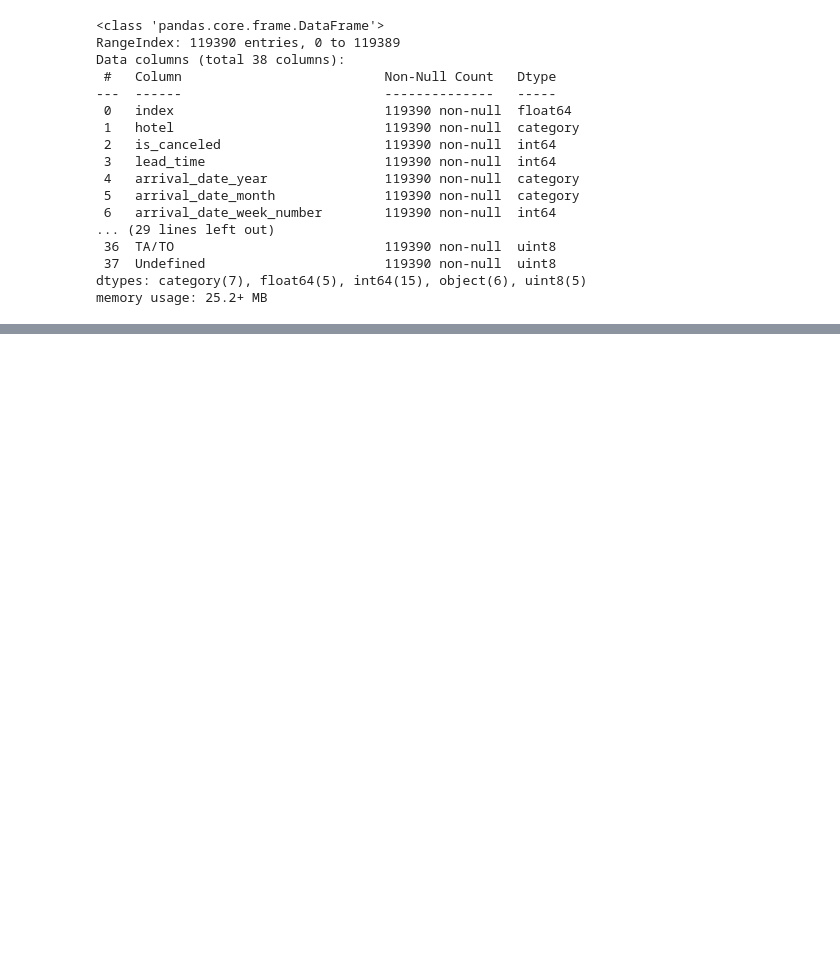
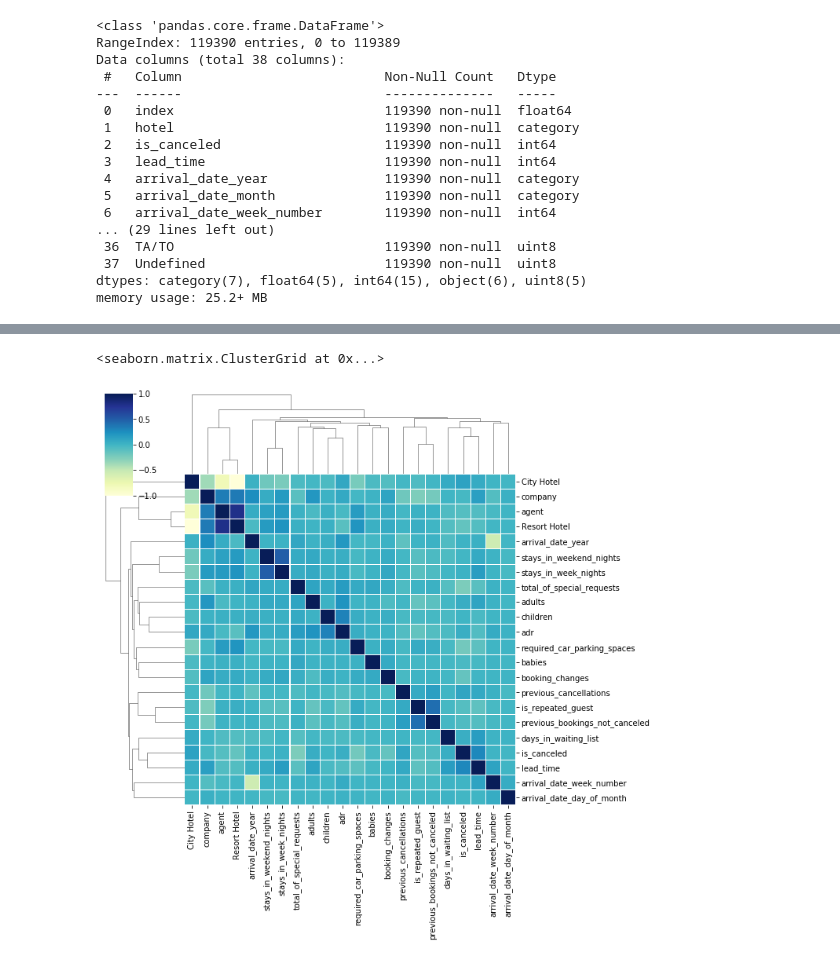
Before and after one commit to sam-wright-1/Data_Projects, a Jupyter notebook: Data Preperation.ipynb, the cells around one changed output, grey strips where cells are left out. Saved outputs shown, nothing was run; the diff lists cells and outputs as text; code cells hidden in the pictures; blank space fills up the shorter version.

```diff
--- a/Data Preperation.ipynb
+++ b/Data Preperation.ipynb
@@ -305,0 +381,10 @@ hotel_bookings['country'] = hotel_bookings['country'].fillna('AGO') # Most Recur
+# %%
+cg = sns.clustermap(corrplot, cmap ="YlGnBu", linewidths = 0.1);
+plt.setp(cg.ax_heatmap.yaxis.get_majorticklabels(), rotation = 0)
+
+cg
+
+# Taken from https://www.geeksforgeeks.org/exploring-correlation-in-python/
+# %% [output]
+<seaborn.matrix.ClusterGrid at 0x...>
+[figure, added]
```
Also changed, not shown: parts of 10 cells of this notebook.
